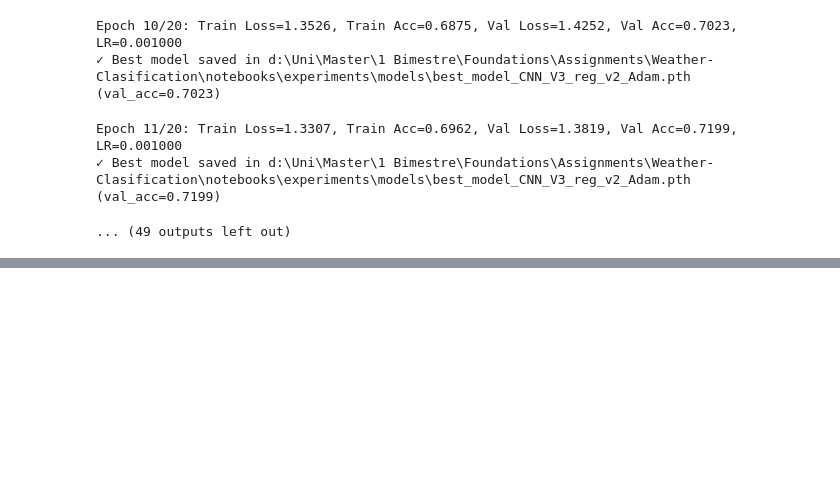
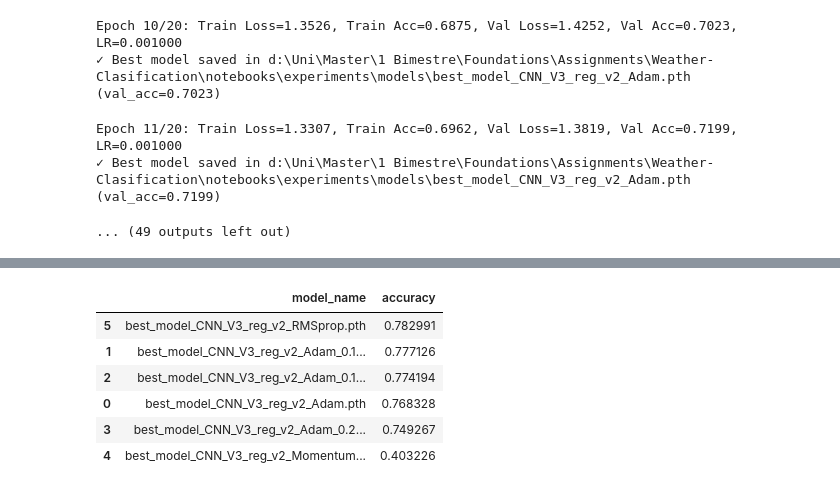
Before and after one commit to joaquinorradre/Weather-Clasification, a Jupyter notebook: notebooks/experiments/fine_tuning.ipynb, the cells around one changed output, grey strips where cells are left out. Cells and saved outputs as stored; diff of their text form; code cells hidden in the pictures; blank space fills up the shorter version.

Commit message:
finished dropouts comaprisons

```diff
--- a/notebooks/experiments/fine_tuning.ipynb
+++ b/notebooks/experiments/fine_tuning.ipynb
@@ -23,9 +30,9 @@ import torch
 # %%
 def train_model_improved(model_class, train_dir, val_dir, input_dim, num_classes=11,
                 batch_size=32, epochs=20, lr=1e-3, device="cuda", optimizer="Adam",
-                use_scheduler=True, label_smoothing=0.1):
+                use_scheduler=True, label_smoothing=0.1, p_conv=None, p_fc=None):
 
-    model_name = model_class.__name__
+    model_name = "CNN_V3_reg_v2"
 
     PROJECT_ROOT = os.getcwd()
 
@@ -35,8 +42,15 @@ def train_model_improved(model_class, train_dir, val_dir, input_dim, num_classes
     os.makedirs(metrics_dir, exist_ok=True)
     os.makedirs(models_dir, exist_ok=True)
 
-    metrics_path = os.path.join(metrics_dir, f"metrics_{model_name}_{optimizer}.pkl")
-    model_path = os.path.join(models_dir, f"best_model_{model_name}_{optimizer}.pth")
+    # --- Include grid search params (e.g., dropout rates) in file names ---
+    if p_conv is not None and p_fc is not None:
+        metrics_path = os.path.join(
+            metrics_dir, f"metrics_{model_name}_{optimizer}_{p_conv}_{p_fc}.pkl"
+        )
+        model_path = os.path.join(
+            models_dir, f"best_model_{model_name}_{optimizer}_{p_conv}_{p_fc}.pth"
+        )
+
 
     mean = [0.5167, 0.5143, 0.5164]
     std = [0.2378, 0.2359, 0.2393]
@@ -304,0 +420,10 @@ for (p_conv, p_fc), res in results_reg.items():
+# %%
+results_df
+# %% [output]
+|  | model_name | accuracy |
+| 5 | best_model_CNN_V3_reg_v2_RMSprop.pth | 0.782991 |
+| 1 | best_model_CNN_V3_reg_v2_Adam_0.1... | 0.777126 |
+| 2 | best_model_CNN_V3_reg_v2_Adam_0.1... | 0.774194 |
+| 0 | best_model_CNN_V3_reg_v2_Adam.pth | 0.768328 |
+| 3 | best_model_CNN_V3_reg_v2_Adam_0.2... | 0.749267 |
+| 4 | best_model_CNN_V3_reg_v2_Momentum... | 0.403226 |
```
Also changed, not shown: parts of 5 cells of this notebook, 5 other files.
